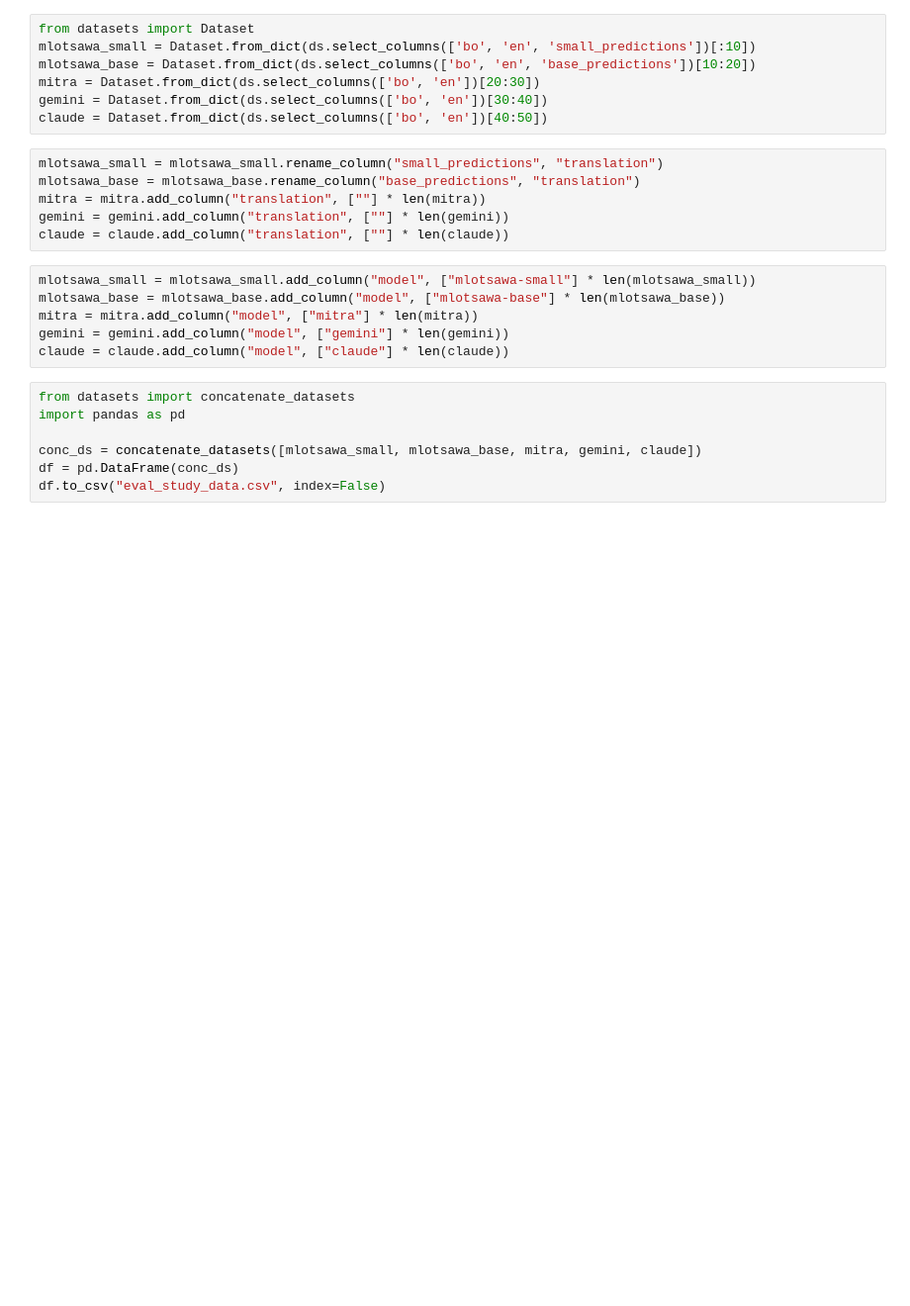
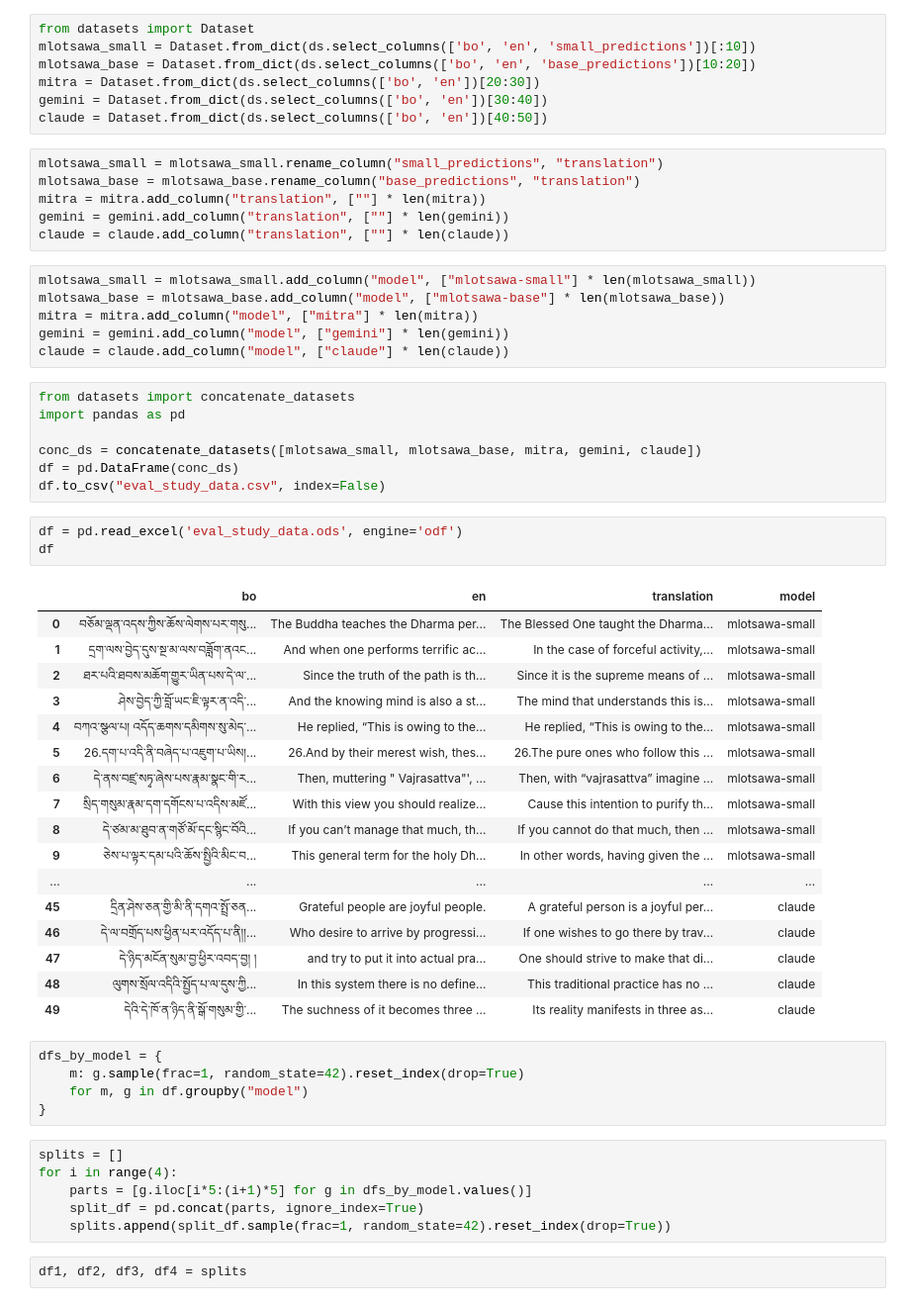
Before and after one commit to billingsmoore/MLotsawa, a Jupyter notebook: EvalStudy/DataPrep.ipynb, the cells around one changed output. Shown at 99% size. Cells and saved outputs as stored; diff of their text form; blank space fills up the shorter version.

Commit message:
split data w translations

```diff
--- a/EvalStudy/DataPrep.ipynb
+++ b/EvalStudy/DataPrep.ipynb
@@ -34,3 +39,37 @@ import pandas as pd
 conc_ds = concatenate_datasets([mlotsawa_small, mlotsawa_base, mitra, gemini, claude])
 df = pd.DataFrame(conc_ds)
 df.to_csv("eval_study_data.csv", index=False)
+# %%
+df = pd.read_excel('eval_study_data.ods', engine='odf')
+df
+# %% [output]
+|  | bo | en | translation | model |
+| 0 | བཅོམ་ལྡན་འདས་ཀྱིས་ཆོས་ལེགས་པར་གསུ... | The Buddha teaches the Dharma per... | The Blessed One taught the Dharma... | mlotsawa-small |
+| 1 | དྲག་ལས་བྱེད་དུས་སྔ་མ་ལས་བཟློག་ནའང... | And when one performs terrific ac... | In the case of forceful activity,... | mlotsawa-small |
+| 2 | ཐར་པའི་ཐབས་མཆོག་གྱུར་ཡིན་པས་དེ་ལ་... | Since the truth of the path is th... | Since it is the supreme means of ... | mlotsawa-small |
+| 3 | ཤེས་བྱེད་ཀྱི་བློ་ཡང་ཇི་ལྟར་ན་འདི་... | And the knowing mind is also a st... | The mind that understands this is... | mlotsawa-small |
+| 4 | བཀའ་སྩལ་པ། འདོད་ཆགས་དམིགས་སུ་མེད་... | He replied, “This is owing to the... | He replied, “This is owing to the... | mlotsawa-small |
+| 5 | 26.དག་པ་འདི་ནི་བཞེད་པ་འཇུག་པ་ཡིས།... | 26.And by their merest wish, thes... | 26.The pure ones who follow this ... | mlotsawa-small |
+| 6 | དེ་ནས་བཛྲ་སཏྭ་ཞེས་པས་རྣམ་སྣང་གི་ར... | Then, muttering " Vajrasattva"', ... | Then, with “vajrasattva” imagine ... | mlotsawa-small |
+| 7 | སྲིད་གསུམ་རྣམ་དག་དགོངས་པ་འདིས་མཛོ... | With this view you should realize... | Cause this intention to purify th... | mlotsawa-small |
+| 8 | དེ་ཙམ་མ་ཐུབ་ན་གཙོ་མོ་དང་སྙིང་བོའི... | If you can’t manage that much, th... | If you cannot do that much, then ... | mlotsawa-small |
+| 9 | ཅེས་པ་ལྟར་དམ་པའི་ཆོས་སྤྱིའི་མིང་བ... | This general term for the holy Dh... | In other words, having given the ... | mlotsawa-small |
+| ... | ... | ... | ... | ... |
+| 45 | དྲིན་ཤེས་ཅན་གྱི་མི་ནི་དགའ་སྤྲོ་ཅན... | Grateful people are joyful people. | A grateful person is a joyful per... | claude |
+| 46 | དེ་ལ་བགྲོད་པས་ཕྱིན་པར་འདོད་པ་ནི།།... | Who desire to arrive by progressi... | If one wishes to go there by trav... | claude |
+| 47 | དེ་ཉིད་མངོན་སུམ་བྱ་ཕྱིར་འབད་བྱ། ། | and try to put it into actual pra... | One should strive to make that di... | claude |
+| 48 | ལུགས་སྲོལ་འདིའི་སྤྱོད་པ་ལ་དུས་ཀྱི... | In this system there is no define... | This traditional practice has no ... | claude |
+| 49 | དེའི་དེ་ཁོ་ན་ཉིད་ནི་སྒོ་གསུམ་གྱི་... | The suchness of it becomes three ... | Its reality manifests in three as... | claude |
+# %%
+dfs_by_model = {
+    m: g.sample(frac=1, random_state=42).reset_index(drop=True)
+    for m, g in df.groupby("model")
+}
+# %%
+splits = []
+for i in range(4):
+    parts = [g.iloc[i*5:(i+1)*5] for g in dfs_by_model.values()]
+    split_df = pd.concat(parts, ignore_index=True)
+    splits.append(split_df.sample(frac=1, random_state=42).reset_index(drop=True))
+# %%
+df1, df2, df3, df4 = splits
```
Also changed, not shown: parts of 14 cells of this notebook, 3 other files.
